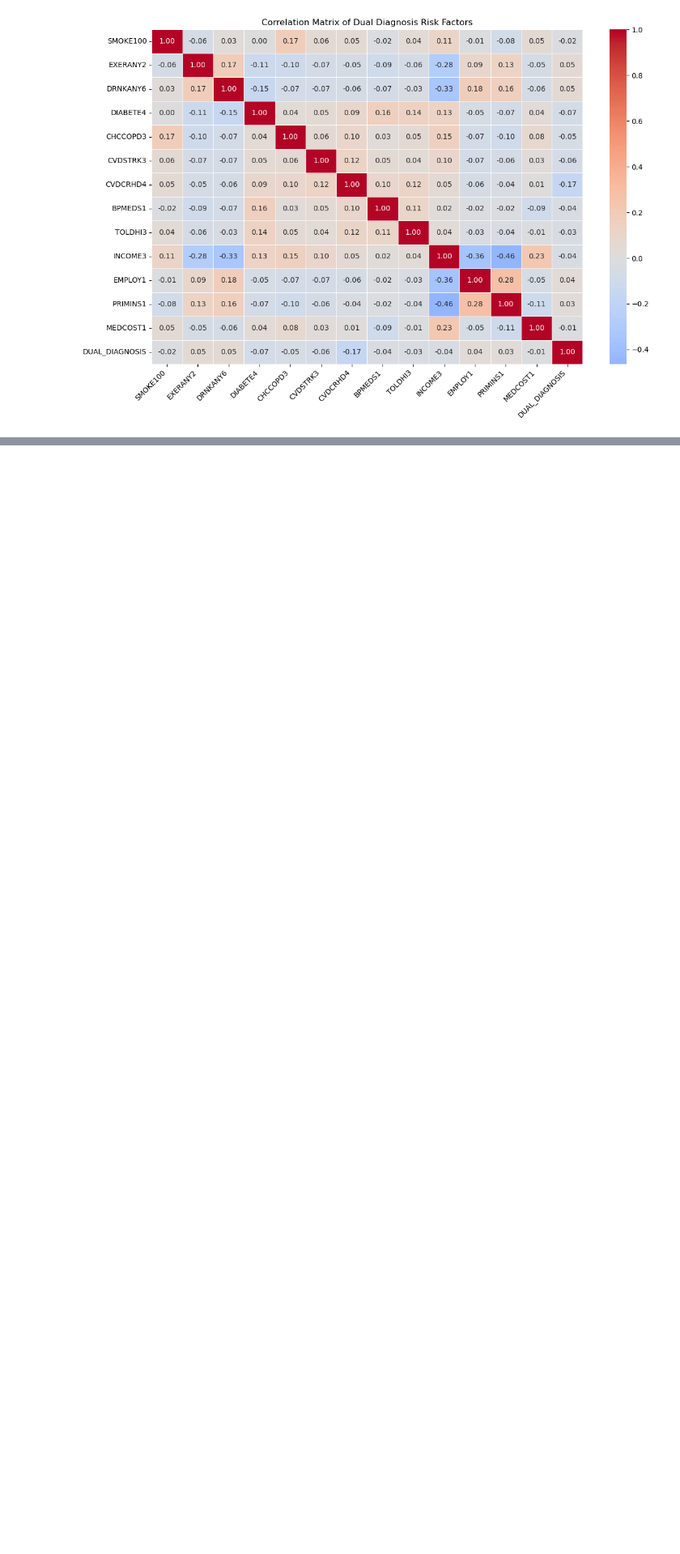
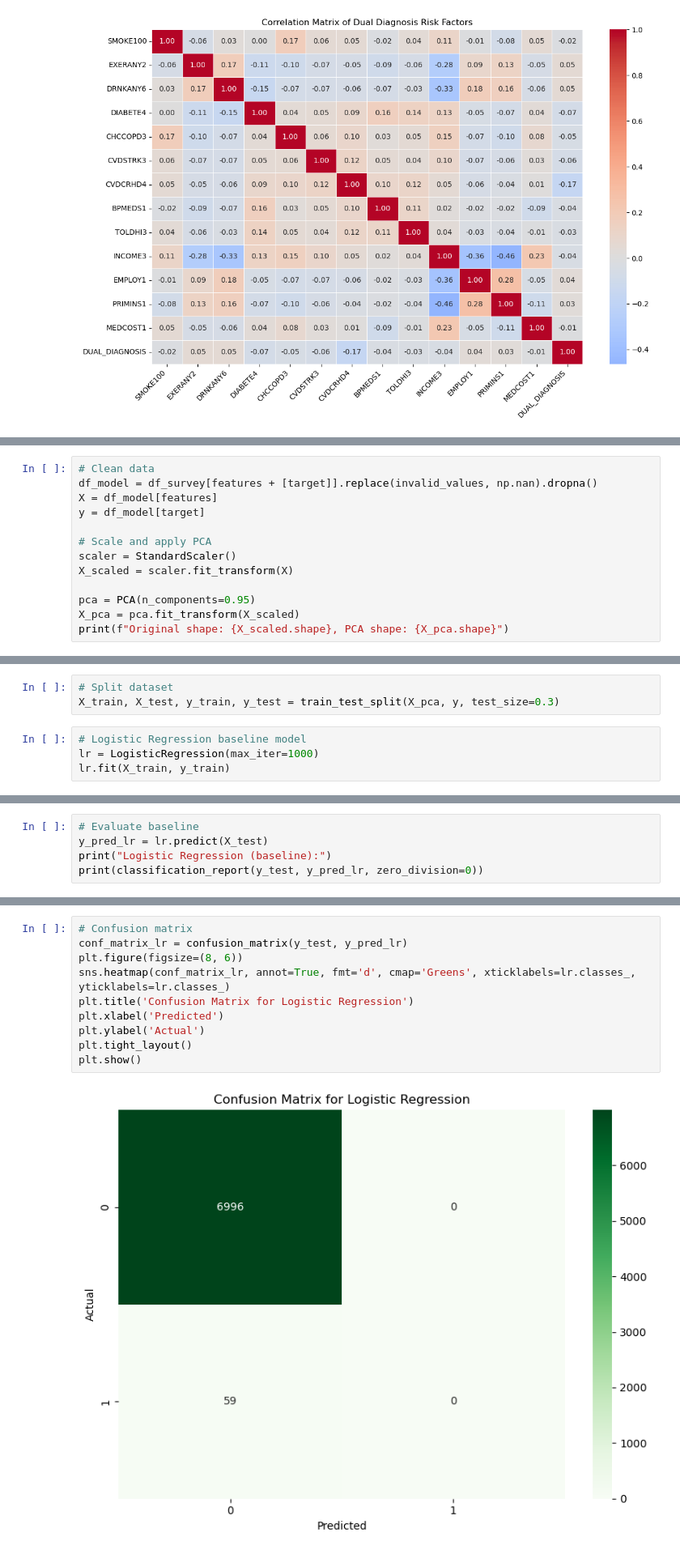
Before and after one commit to jberin15/usable_ai, a Jupyter notebook: project/i513_midterm_project_joycee_berin.ipynb, the cells around one changed output, grey strips where cells are left out. Shown at 81% size. Drawn from its saved outputs; the diff is of its cells as text; blank space fills up the shorter version.

```diff
--- a/project/i513_midterm_project_joycee_berin.ipynb
+++ b/project/i513_midterm_project_joycee_berin.ipynb
@@ -622,0 +663,13 @@ Name: DUAL_DIAGNOSIS, dtype: float64
+# %%
+# Clean data
+df_model = df_survey[features + [target]].replace(invalid_values, np.nan).dropna()
+X = df_model[features]
+y = df_model[target]
+
+# Scale and apply PCA
+scaler = StandardScaler()
+X_scaled = scaler.fit_transform(X)
+
+pca = PCA(n_components=0.95)
+X_pca = pca.fit_transform(X_scaled)
+print(f"Original shape: {X_scaled.shape}, PCA shape: {X_pca.shape}")
@@ -622,0 +678,7 @@ Name: DUAL_DIAGNOSIS, dtype: float64
+# %%
+# Split dataset
+X_train, X_test, y_train, y_test = train_test_split(X_pca, y, test_size=0.3)
+# %%
+# Logistic Regression baseline model
+lr = LogisticRegression(max_iter=1000)
+lr.fit(X_train, y_train)
@@ -622,0 +687,5 @@ Name: DUAL_DIAGNOSIS, dtype: float64
+# %%
+# Evaluate baseline
+y_pred_lr = lr.predict(X_test)
+print("Logistic Regression (baseline):")
+print(classification_report(y_test, y_pred_lr, zero_division=0))
@@ -622,0 +702,12 @@ Name: DUAL_DIAGNOSIS, dtype: float64
+# %%
+# Confusion matrix
+conf_matrix_lr = confusion_matrix(y_test, y_pred_lr)
+plt.figure(figsize=(8, 6))
+sns.heatmap(conf_matrix_lr, annot=True, fmt='d', cmap='Greens', xticklabels=lr.classes_, yticklabels=lr.classes_)
+plt.title('Confusion Matrix for Logistic Regression')
+plt.xlabel('Predicted')
+plt.ylabel('Actual')
+plt.tight_layout()
+plt.show()
+# %% [output]
+[figure, added]
```
Also changed, not shown: parts of 26 cells of this notebook.
